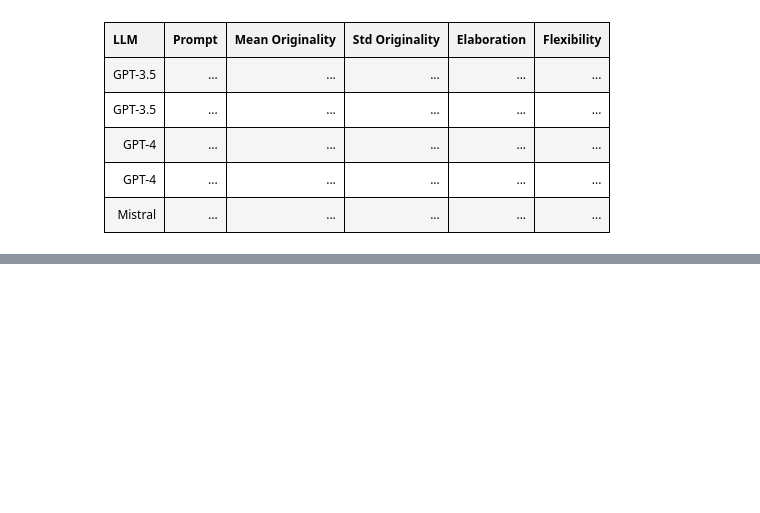
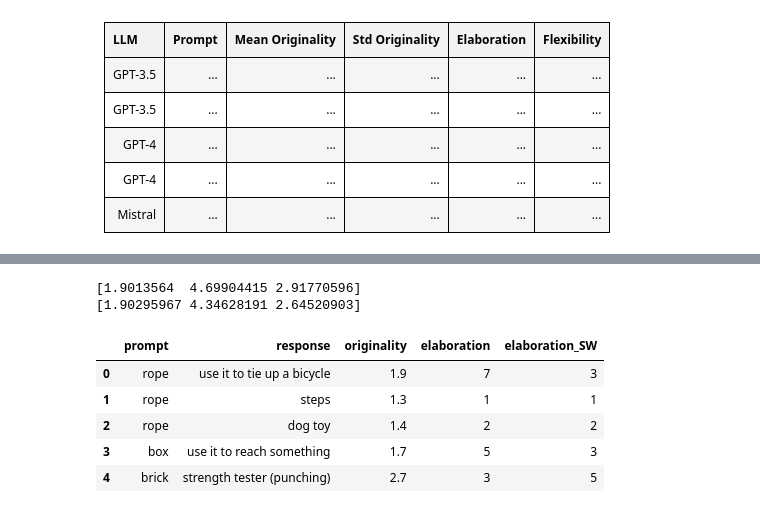
Before and after one commit to Maximelel/LLM_creativity_aut, a Jupyter notebook: benchmark.ipynb, the cells around one changed output, grey strips where cells are left out. Cells and saved outputs as stored; diff of their text form; code cells hidden in the pictures; blank space fills up the shorter version.

```diff
--- a/benchmark.ipynb
+++ b/benchmark.ipynb
@@ -85,0 +120,14 @@ import matplotlib.pyplot as plt
+# %%
+# Humans
+humans = pd.read_csv('./../data/humans_top4_objects.csv')
+
+# GPT-3.5
+gpt_35_100 = pd.read_csv('./data_ocsai/merged_df/ocsai_eval_merged_gpt_35_100.csv')
+
+# GPT-4
+gpt_4_100 = pd.read_csv('./data_ocsai/merged_df/ocsai_eval_merged_gpt_4_100.csv')
+
+# Mistral
+mistral = pd.read_csv('./data_ocsai/mistral/ocsai_eval_merged_mistral_30.csv')
+
+objects = list(humans['prompt'].value_counts().head(4).index)
@@ -85,0 +173,14 @@ import matplotlib.pyplot as plt
+# %%
+humans_mean_values = humans[["originality", "elaboration", "elaboration_SW"]].mean().values
+print(humans_mean_values)
+print(humans[humans['prompt'] == 'box'][["originality", "elaboration", "elaboration_SW"]].mean().values)
+humans.head()
+# %% [output]
+[1.9013564  4.69904415 2.91770596]
+[1.90295967 4.34628191 2.64520903]
+|  | prompt | response | originality | elaboration | elaboration_SW |
+| 0 | rope | use it to tie up a bicycle | 1.9 | 7 | 3 |
+| 1 | rope | steps | 1.3 | 1 | 1 |
+| 2 | rope | dog toy | 1.4 | 2 | 2 |
+| 3 | box | use it to reach something | 1.7 | 5 | 3 |
+| 4 | brick | strength tester (punching) | 2.7 | 3 | 5 |
```
Also changed, not shown: parts of 14 cells of this notebook.
